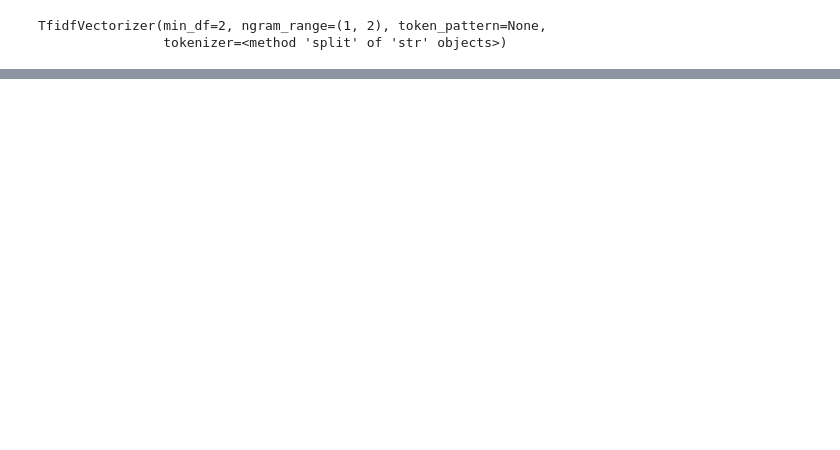
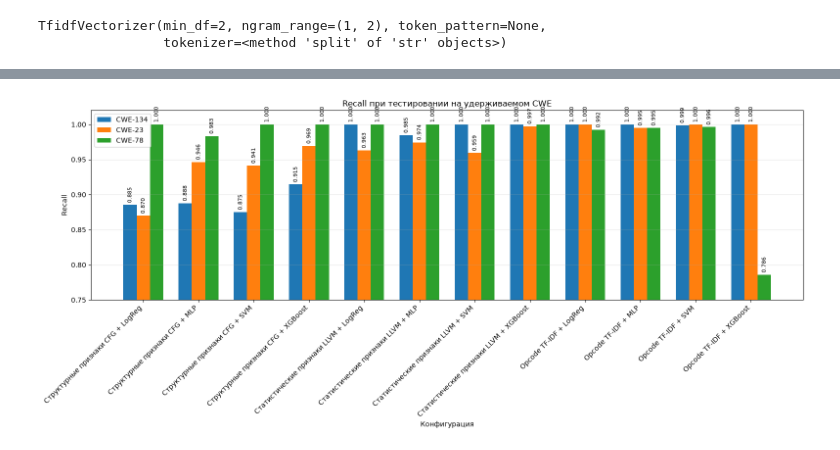
Before and after one commit to TimurGilmutpr/ml-guided-static-analysis, a Jupyter notebook: ML_part.ipynb, the cells around one changed output, grey strips where cells are left out. Saved outputs shown, nothing was run; the diff lists cells and outputs as text; code cells hidden in the pictures; blank space fills up the shorter version.

```diff
--- a/ML_part.ipynb
+++ b/ML_part.ipynb
@@ -3367,0 +3446,82 @@ plt.show()
+# %%
+
+plot_df = loo_recall_matrix.copy().reset_index()
+
+
+
+model_map = {
+    "LogReg": "LogReg",
+    "SVM": "SVM",
+    "SVM_RBF": "SVM",
+    "XGBoost": "XGBoost",
+    "MLP": "MLP",
+}
+
+plot_df["repr_short"] = plot_df["representation"].map(repr_map).fillna(plot_df["representation"])
+plot_df["model_short"] = plot_df["model"].map(model_map).fillna(plot_df["model"])
+
+plot_df["config"] = plot_df["repr_short"] + " + " + plot_df["model_short"]
+
+# порядок столбцов
+cwe_cols = ["cwe134", "cwe23", "cwe78"]
+
+# если хочешь русские подписи CWE в легенде
+legend_labels = {
+    "cwe134": "CWE-134",
+    "cwe23": "CWE-23",
+    "cwe78": "CWE-78",
+}
+
+x = np.arange(len(plot_df))
+width = 0.24
+
+fig, ax = plt.subplots(figsize=(16, 7))
+
+bars1 = ax.bar(
+    x - width,
+    plot_df["cwe134"],
+    width,
+    label="CWE-134"
+)
+
+bars2 = ax.bar(
+    x,
+    plot_df["cwe23"],
+    width,
+    label="CWE-23"
+)
+
+bars3 = ax.bar(
+    x + width,
+    plot_df["cwe78"],
+    width,
+    label="CWE-78"
+)
+
+ax.set_title("Recall при тестировании на удерживаемом CWE")
+ax.set_ylabel("Recall")
+ax.set_xlabel("Конфигурация")
+ax.set_xticks(x)
+ax.set_xticklabels(plot_df["config"], rotation=45, ha="right")
+ax.set_ylim(0.75, 1.02)
+ax.grid(axis="y", alpha=0.3)
+ax.legend()
+
+# подписи значений над столбцами
+for bars in [bars1, bars2, bars3]:
+    for bar in bars:
+        h = bar.get_height()
+        ax.text(
+            bar.get_x() + bar.get_width() / 2,
+            h + 0.003,
+            f"{h:.3f}",
+            ha="center",
+            va="bottom",
+            fontsize=8,
+            rotation=90
+        )
+
+plt.tight_layout()
+plt.show()
+# %% [output]
+[figure, added]
```
Also changed, not shown: parts of 11 cells of this notebook, 12 other files.
